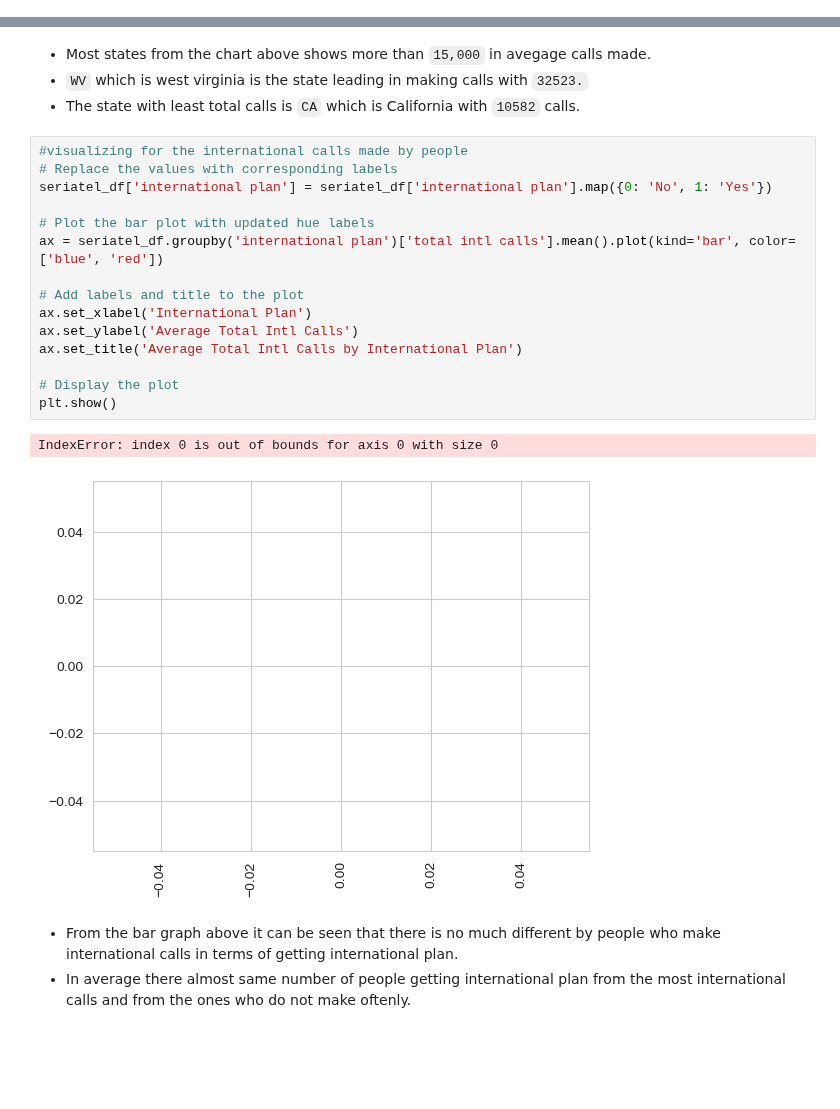
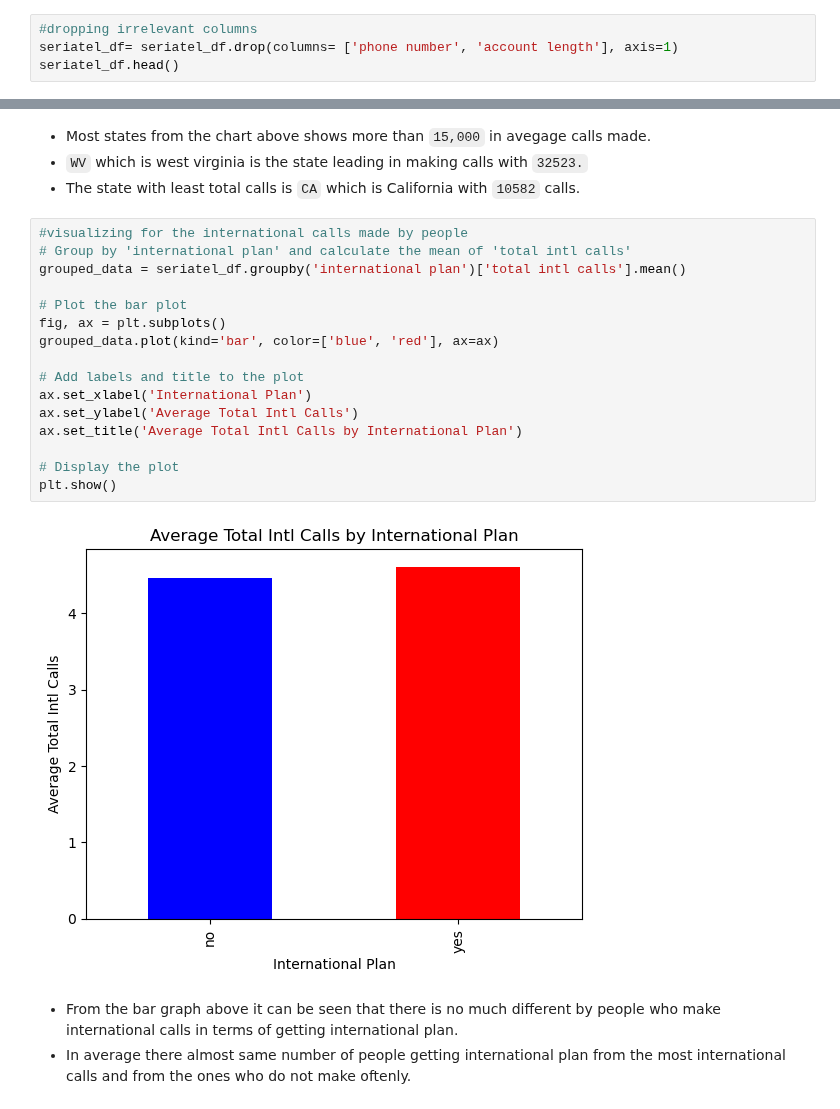
Before and after one commit to nelkemboi/dsc-phase-3-project-v2-3, a Jupyter notebook: customerchurn.ipynb, the cells around one changed output, grey strips where cells are left out. Cells and saved outputs as stored; diff of their text form; blank space fills up the shorter version.

```diff
--- a/customerchurn.ipynb
+++ b/customerchurn.ipynb
@@ -59,0 +66,4 @@ memory usage: 524.2+ KB
+# %%
+#dropping irrelevant columns
+seriatel_df= seriatel_df.drop(columns= ['phone number', 'account length'], axis=1)
+seriatel_df.head()
@@ -208,22 +181,22 @@ seriatel_df.groupby('state')['total_calls'].sum().plot(kind='bar', figsize=(12,6
 * The state with least total calls is `CA` which is California with `10582` calls.
 # %%
 #visualizing for the international calls made by people
-# Replace the values with corresponding labels
-seriatel_df['international plan'] = seriatel_df['international plan'].map({0: 'No', 1: 'Yes'})
+# Group by 'international plan' and calculate the mean of 'total intl calls'
+grouped_data = seriatel_df.groupby('international plan')['total intl calls'].mean()
 
-# Plot the bar plot with updated hue labels
-ax = seriatel_df.groupby('international plan')['total intl calls'].mean().plot(kind='bar', color=['blue', 'red'])
+# Plot the bar plot
+fig, ax = plt.subplots()
+grouped_data.plot(kind='bar', color=['blue', 'red'], ax=ax)
 
 # Add labels and title to the plot
 ax.set_xlabel('International Plan')
 ax.set_ylabel('Average Total Intl Calls')
 ax.set_title('Average Total Intl Calls by International Plan')
 
 # Display the plot
 plt.show()
 # %% [output]
-IndexError: index 0 is out of bounds for axis 0 with size 0
-[figure, old version]
+[figure, new version]
 # %% [markdown]
 * From the bar graph above it can be seen that there is no much different by people who make international calls in terms of getting international plan.
 * In average there almost same number of people getting international plan from the most international calls and from the ones who do not make oftenly.
```
Also changed, not shown: parts of 38 cells of this notebook.
